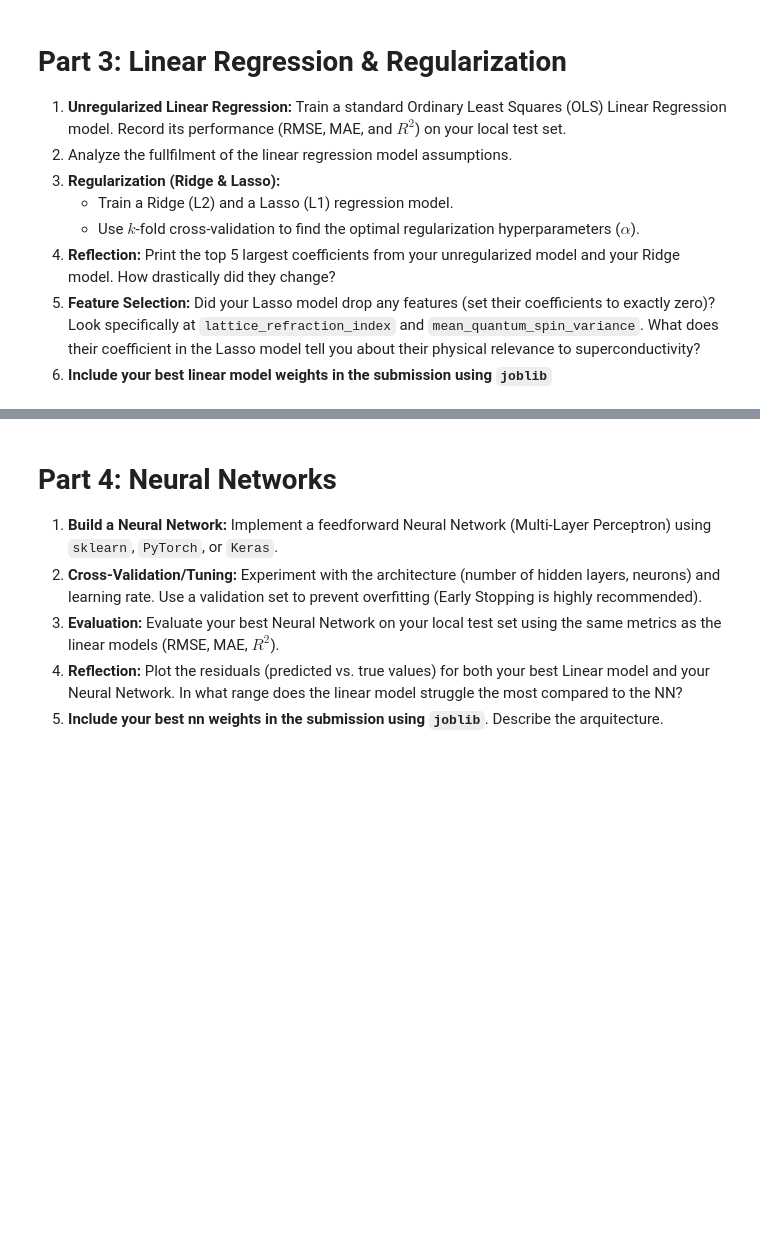
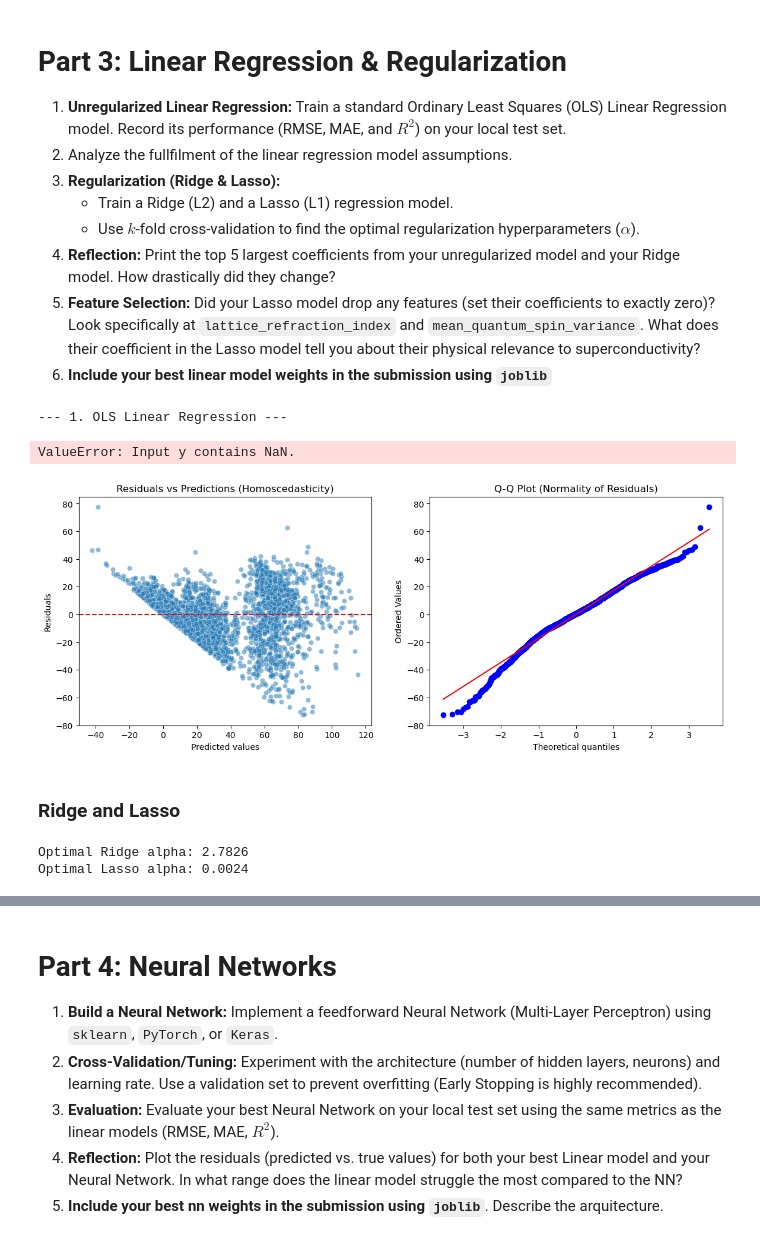
Before and after one commit to AlejoProjects/ML_project_part_1, a Jupyter notebook: SubmissionTemplate.ipynb, the cells around one changed output, grey strips where cells are left out. Saved outputs shown, nothing was run; the diff lists cells and outputs as text; code cells hidden in the pictures; blank space fills up the shorter version.

```diff
--- a/SubmissionTemplate.ipynb
+++ b/SubmissionTemplate.ipynb
@@ -168,3 +218,8 @@ columns:  86
+# %%
+from sklearn.preprocessing import StandardScaler
+scaler = StandardScaler()
+X_train_scaled = scaler.fit_transform(X_train)
+X_test_scaled = scaler.transform(X_test)
 # %% [markdown]
 # Part 2: Conceptual Questions & Model Selection
 
@@ -181,3 +253,60 @@ columns:  86
 4. **Reflection:** Print the top 5 largest coefficients from your unregularized model and your Ridge model. How drastically did they change?
 5. **Feature Selection:** Did your Lasso model drop any features (set their coefficients to exactly zero)? Look specifically at `lattice_refraction_index` and `mean_quantum_spin_variance`. What does their coefficient in the Lasso model tell you about their physical relevance to superconductivity?
 6. **Include your best linear model weights in the submission using `joblib`**
+# %%
+import numpy as np
+import pandas as pd
+import functions as f
+import matplotlib.pyplot as plt
+import seaborn as sns
+import scipy.stats as stats
+import joblib
+from sklearn.linear_model import LinearRegression, RidgeCV, LassoCV
+
+
+#ols
+print("--- 1. OLS Linear Regression ---")
+
+u_model = LinearRegression()
+u_model.fit(X_train_scaled, Y_train)
+u_preds = u_model.predict(X_test_scaled)
+# Cálculo de Métricas solicitadas
+ols_rmse, ols_mae, ols_r2 = f.evaluate_model(u_model, X_test_scaled, Y_test, "Unregularized Linear Regression")
+# %% [output]
+--- 1. OLS Linear Regression ---
+ValueError: Input y contains NaN.
+# %%
+
+residuals = Y_test - u_preds
+fig, ax = plt.subplots(1, 2, figsize=(14, 5))
+# Gráfico de Residuos vs Predicciones (Homocedasticidad y Linealidad)
+sns.scatterplot(x=u_preds, y=residuals, ax=ax[0], alpha=0.5)
+ax[0].axhline(y=0, color='r', linestyle='--')
+ax[0].set_title("Residuals vs Predictions (Homoscedasticity)")
+ax[0].set_xlabel("Predicted values")
+ax[0].set_ylabel("Residuals")
+
+# Q-Q Plot (Normalidad de los residuos)
+stats.probplot(residuals, dist="norm", plot=ax[1])
+ax[1].set_title("Q-Q Plot (Normality of Residuals)")
+plt.show()
+# %% [output]
+[figure, added]
+# %% [markdown]
+### Ridge and Lasso
+# %%
+
+# Definimos una grilla logarítmica de alphas para buscar el óptimo
+alphas_grid = np.logspace(-4, 4, 100)
+# RidgeCV y LassoCV hacen la validación cruzada k-fold internamente
+r_model = RidgeCV(alphas=alphas_grid, cv=5)
+r_model.fit(X_train_scaled, Y_train)
+
+l_model = LassoCV(alphas=alphas_grid, cv=5, max_iter=10000) # max_iter alto para convergencia
+l_model.fit(X_train_scaled, Y_train)
+
+print(f"Optimal Ridge alpha: {r_model.alpha_:.4f}")
+print(f"Optimal Lasso alpha: {l_model.alpha_:.4f}\n")
+# %% [output]
+Optimal Ridge alpha: 2.7826
+Optimal Lasso alpha: 0.0024
```
Also changed, not shown: parts of 25 cells of this notebook, 3 other files.
